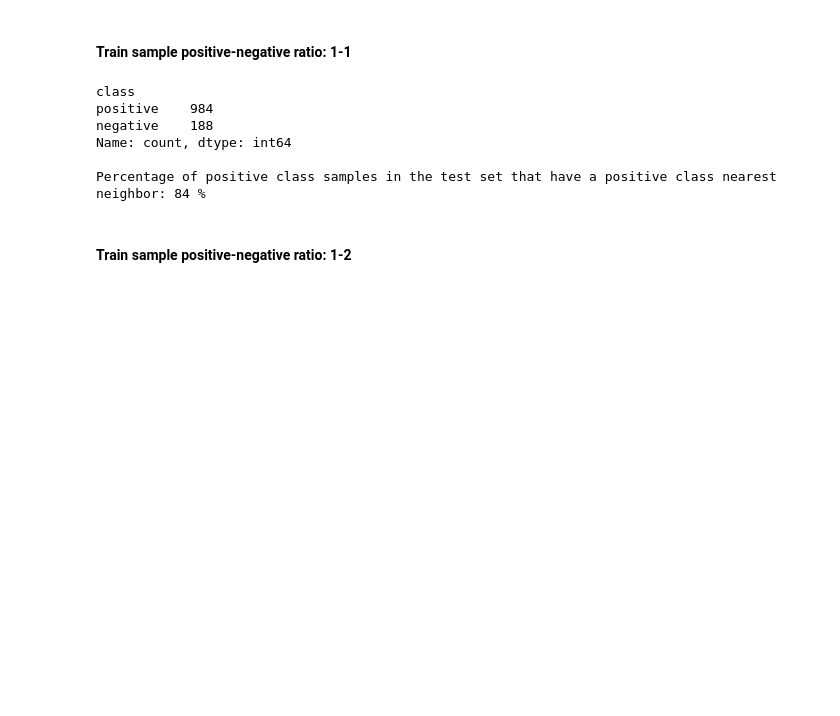
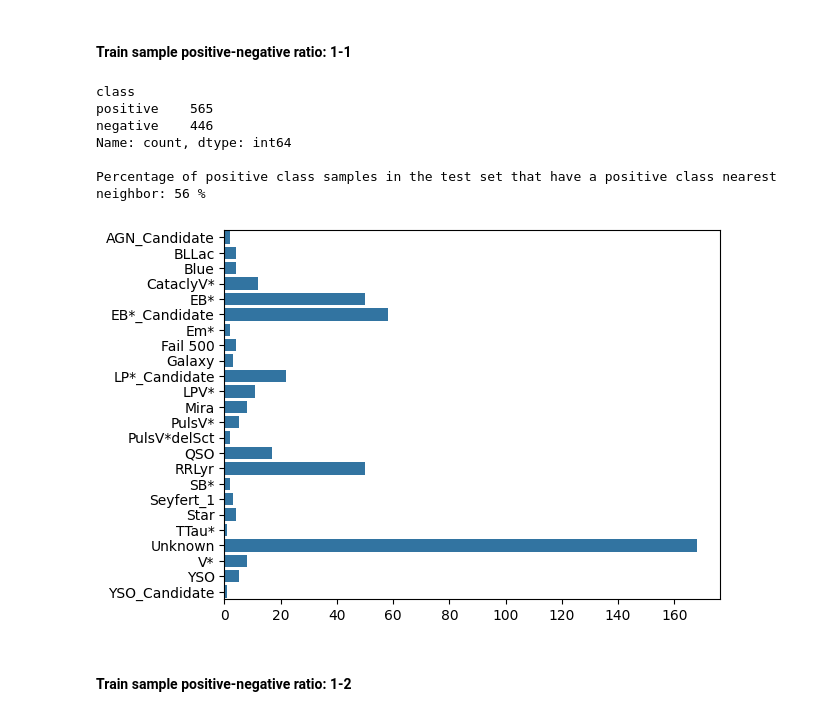
Before and after one commit to emilleishida/magnetic_cvs, a Jupyter notebook: notebooks/nearest_neighbor.ipynb, the cells around one changed output. Cells and saved outputs as stored; diff of their text form; code cells hidden in the pictures; blank space fills up the shorter version.

Commit message:
Updated nearest neighbors so that the data is well splitted and deleted temp file

```diff
--- a/notebooks/nearest_neighbor.ipynb
+++ b/notebooks/nearest_neighbor.ipynb
@@ -52,3 +60,33 @@ train_sample4 = pd.concat([positive_g_train, negative_g]) # Using the whole nega
+# %%
+np.random.seed(42)
+
+# Splitting the positive class with 70% of objects in the train set and 30% in the test:
+positive_g_Ids_train, positive_g_Ids_test = train_test_split(positive_g_Ids, train_size=.7)
+positive_g_train = positive_g[positive_g['objectId'].isin(positive_g_Ids_train)]
+positive_g_test = positive_g[positive_g['objectId'].isin(positive_g_Ids_test)]
+
+# Splitting the negative class with 70% of objects in the train set and 30% in the test:
+negative_g_Ids_train, negative_g_Ids_test = train_test_split(negative_g_Ids, train_size=.7)
+negative_g_train = negative_g[negative_g['objectId'].isin(negative_g_Ids_train)]
+negative_g_test = negative_g[negative_g['objectId'].isin(negative_g_Ids_test)]
+
+# Sampling x alerts in the negative train set (x = nb of alerts in the positive train set):
+negative_g_train_sample_indices1 = np.random.choice(negative_g_train.index, len(positive_g_train), replace=False)
+negative_g_train_sample1 = negative_g_train.loc[negative_g_train_sample_indices1]
+
+# Sampling 2x alerts in the negative train set
+negative_g_train_sample_indices2 = np.random.choice(negative_g_train.index, 2*len(positive_g_train), replace=False)
+negative_g_train_sample2 = negative_g_train.loc[negative_g_train_sample_indices2]
+
+# Sampling 3x alerts in the negative train set
+negative_g_train_sample_indices3 = np.random.choice(negative_g_train.index, 3*len(positive_g_train), replace=False)
+negative_g_train_sample3 = negative_g_train.loc[negative_g_train_sample_indices3]
+
+# Assembling the final train sets:
+train_sample1 = pd.concat([positive_g_train, negative_g_train_sample1]).reset_index()
+train_sample2 = pd.concat([positive_g_train, negative_g_train_sample2]).reset_index()
+train_sample3 = pd.concat([positive_g_train, negative_g_train_sample3]).reset_index()
+train_sample4 = pd.concat([positive_g_train, negative_g_train]).reset_index() # Using the whole negative class
 # %% [markdown]
 ## Finding nearest neighbors
 # %% [markdown]
@@ -67,12 +105,12 @@ def NN_wrapper(train: pd.DataFrame, test: pd.DataFrame, k: int = 1) -> pd.DataFr
         neighbors (pd.DataFrame): The neighbors of the test set objects.
     """
     # Fitting the NearestNeighbors model:
-    neigh = NearestNeighbors(algorithm='brute', metric='euclidean')
+    neigh = NearestNeighbors(algorithm='kd_tree', metric='euclidean')
     neigh.fit(train[feature_names])
 
     # Finding the nearest neighbors of the test set objects:
     neighbors_indices = neigh.kneighbors(test[feature_names], k, return_distance=False)
-    neighbors = train.iloc[neighbors_indices.flatten()]
+    neighbors = train.loc[neighbors_indices.flatten()]
     print(neighbors['class'].value_counts())
 
     # Calculating the accuracy of the model:
@@ -84,15 +122,22 @@ def NN_wrapper(train: pd.DataFrame, test: pd.DataFrame, k: int = 1) -> pd.DataFr
 ### Results
 # %% [markdown]
 #### Train sample positive-negative ratio: 1-1
-# %%
-NN_wrapper(train_sample1, positive_g_test);
-# %% [output]
-class
-positive    984
-negative    188
-Name: count, dtype: int64
-
-Percentage of positive class samples in the test set that have a positive class nearest neighbor: 84 %
+# %%
+neighbors1 = NN_wrapper(train_sample1, positive_g_test)
+
+# Extracting the types of object and their counts among the negative class:
+types1, counts1 = np.unique(neighbors1[neighbors1['class'] == 'negative']['cdsxmatch'], return_counts=True)
+types1_dict = dict(zip(types1, counts1))
+
+sns.barplot(types1_dict, orient='h');
+# %% [output]
+class
+positive    565
+negative    446
+Name: count, dtype: int64
+
+Percentage of positive class samples in the test set that have a positive class nearest neighbor: 56 %
+[figure, added]
 # %% [markdown]
 #### Train sample positive-negative ratio: 1-2
 # %%
```
Also changed, not shown: parts of 7 cells of this notebook, 1 other file.
